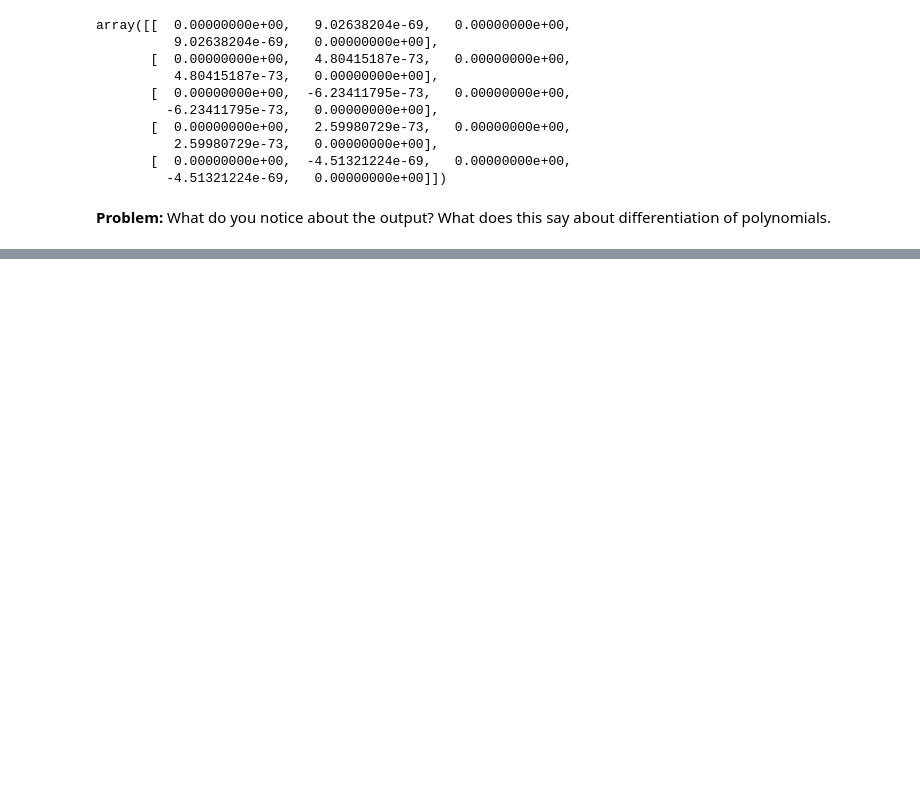
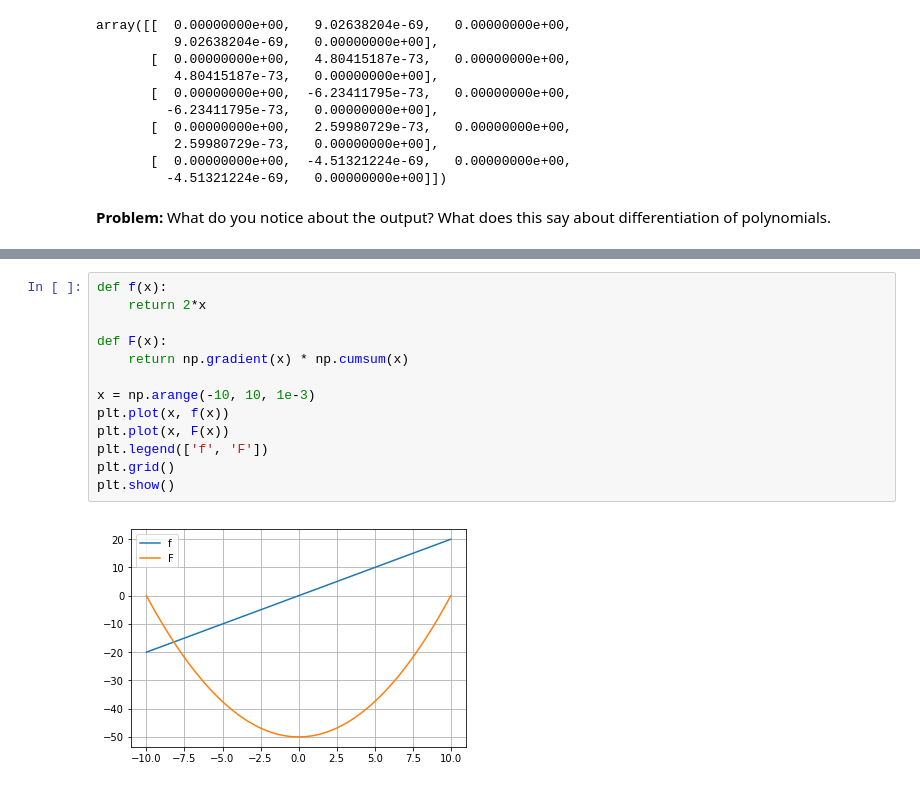
Before and after one commit to SquawkyToucan/origin-of-learning, a Jupyter notebook: chapter-02-calculus/differentiation-integration.ipynb, the cells around one changed output, grey strips where cells are left out. Cells and saved outputs as stored; diff of their text form; blank space fills up the shorter version.

```diff
--- a/chapter-02-calculus/differentiation-integration.ipynb
+++ b/chapter-02-calculus/differentiation-integration.ipynb
@@ -123,0 +135,15 @@ array([[  0.00000000e+00,   9.02638204e-69,   0.00000000e+00,
+# %%
+def f(x):
+    return 2*x
+
+def F(x):
+    return np.gradient(x) * np.cumsum(x)
+
+x = np.arange(-10, 10, 1e-3)
+plt.plot(x, f(x))
+plt.plot(x, F(x))
+plt.legend(['f', 'F'])
+plt.grid()
+plt.show()
+# %% [output]
+[figure, added]
```
Also changed, not shown: parts of 4 cells of this notebook.
